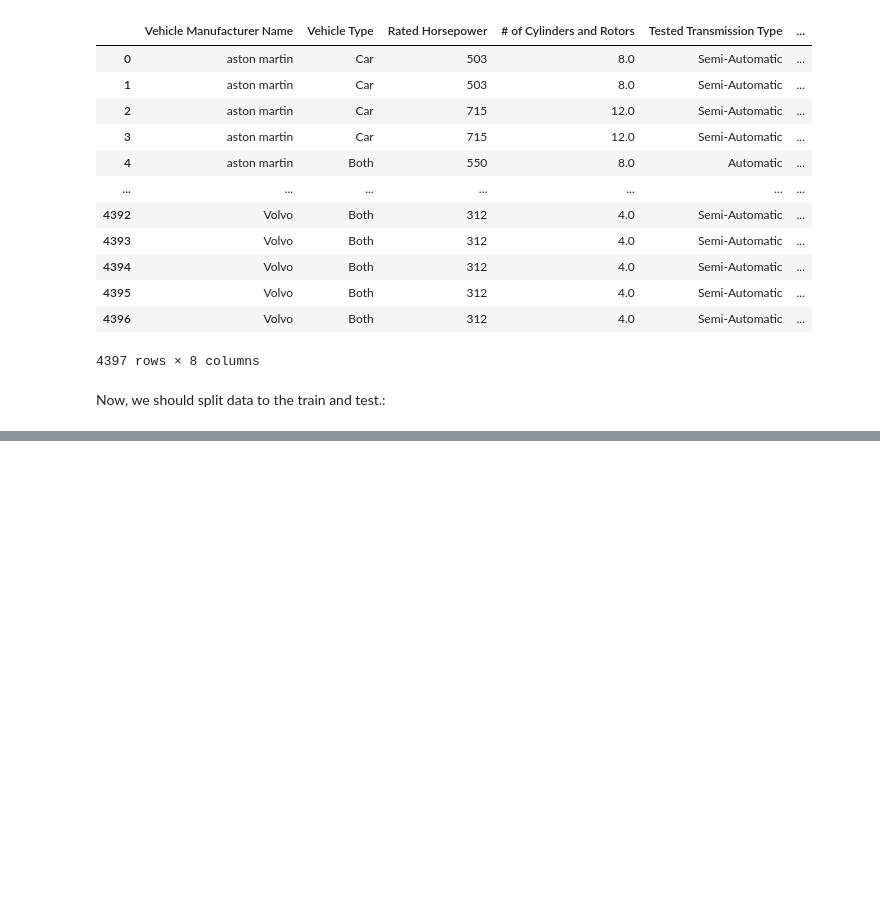
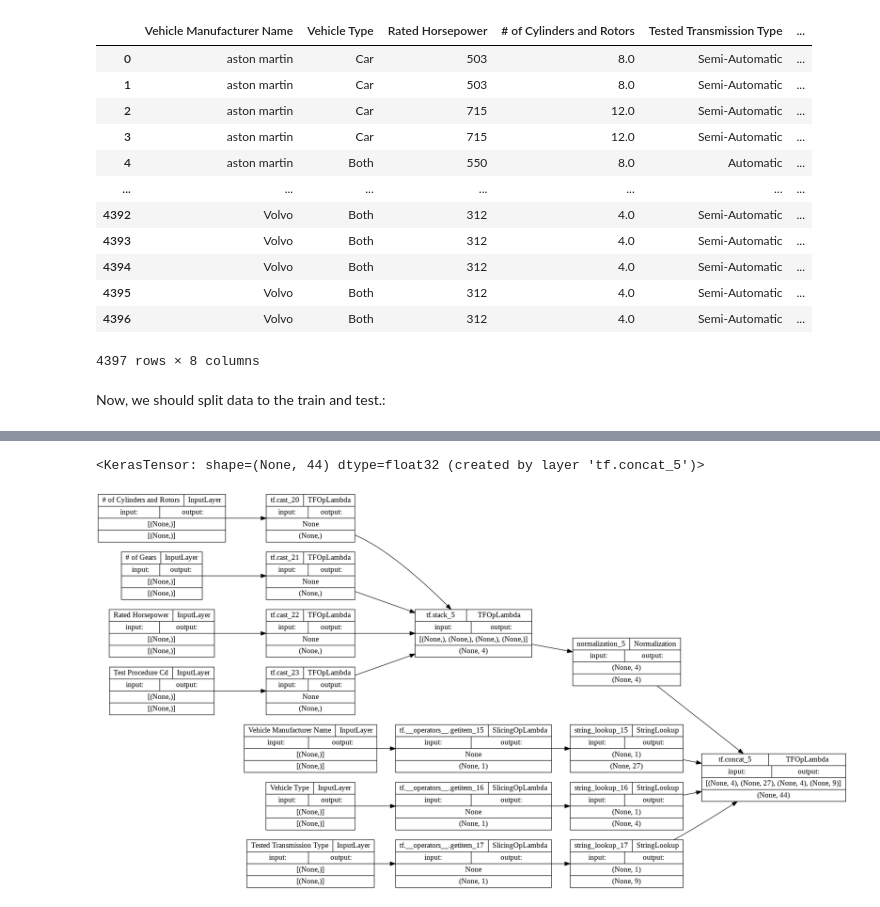
Before and after one commit to TharinduGee/Prediction_Models, a Jupyter notebook: Carbon_Emission_Predictor.ipynb, the cells around one changed output, grey strips where cells are left out. Saved outputs shown, nothing was run; the diff lists cells and outputs as text; code cells hidden in the pictures; blank space fills up the shorter version.

```diff
--- a/Carbon_Emission_Predictor.ipynb
+++ b/Carbon_Emission_Predictor.ipynb
@@ -130,0 +125,6 @@ AttributeError: ignored
+# %%
+target = new_record.pop("CO2 (g/mi)")
+train_data = new_record.iloc[:3000,:]
+test_data =  new_record.iloc[3000:, :]
+target = target.fillna(method = 'ffill', axis = 'rows')
+new_record
@@ -130,0 +184,13 @@ AttributeError: ignored
+# %%
+numeric_inputs = {}
+preprocessed = []
+
+for name in numerical_features_names:
+  numeric_inputs[name] = inputs[name]
+
+numeric_inputs = stack_dict(numeric_inputs)
+numeric_normalized = Normalizer(numeric_inputs)
+
+preprocessed.append(numeric_normalized)
+
+preprocessed
@@ -130,0 +199,15 @@ AttributeError: ignored
+# %%
+for name in categorical_features_names:
+  vocab = sorted(set(new_record[name]))
+  print("name : {}".format(name))
+  print("vocab : {}".format(vocab))
+
+  if type(vocab[0]) is str:
+    lookup = tf.keras.layers.StringLookup(vocabulary=vocab, output_mode='one_hot')
+  else:
+    lookup = tf.keras.layers.IntegerLookup(vocabulary=vocab, output_mode='one_hot')
+
+
+  x = inputs[name][:,tf.newaxis]
+  x = lookup(x)
+  preprocessed.append(x)
@@ -130,0 +221,11 @@ AttributeError: ignored
+# %%
+preprocessed
+preprocessed_result = tf.concat(preprocessed,axis=-1)
+preprocessed_result
+# %% [output]
+<KerasTensor: shape=(None, 44) dtype=float32 (created by layer 'tf.concat_5')>
+# %%
+preprocessor = tf.keras.Model(inputs, preprocessed_result)
+tf.keras.utils.plot_model(preprocessor, rankdir="LR", show_shapes=True)
+# %% [output]
+[figure, added]
```
Also changed, not shown: parts of 12 cells of this notebook.
